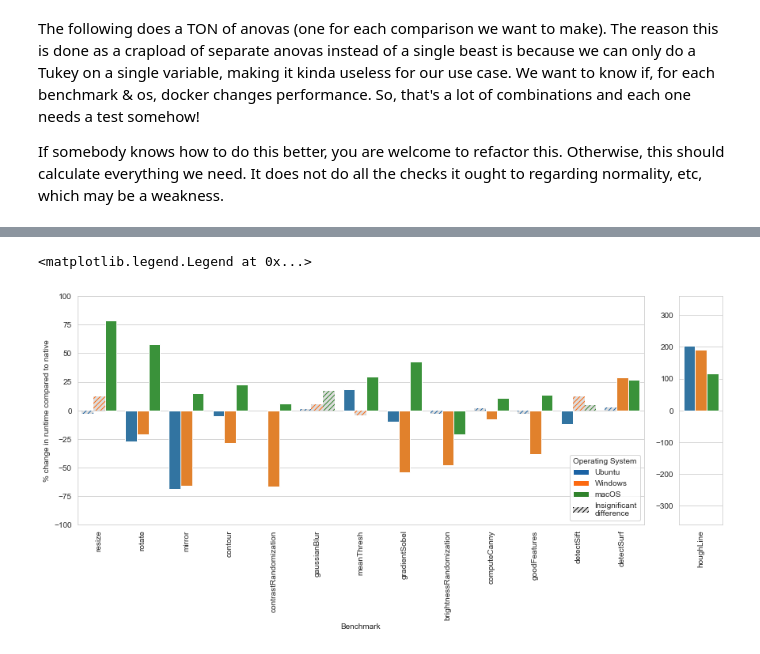
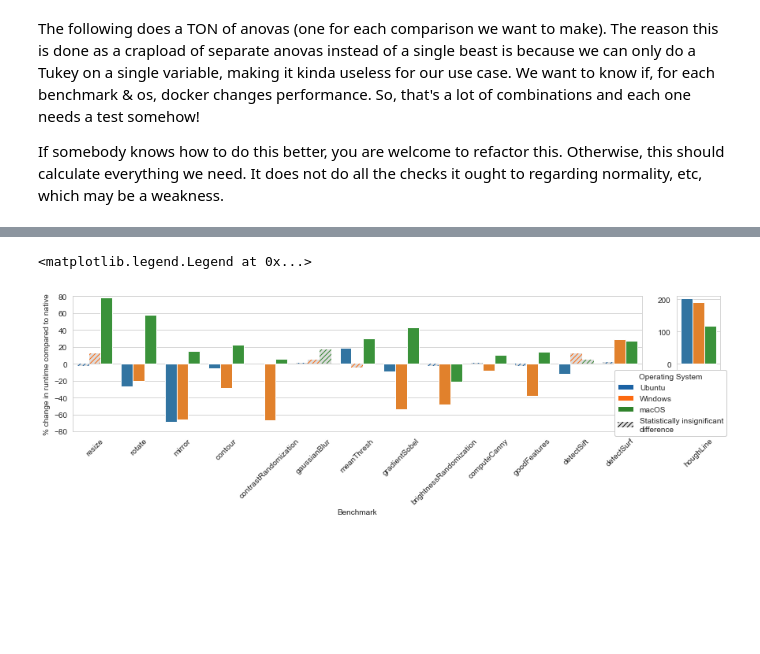
Before and after one commit to gzinck/docker-eval, a Jupyter notebook: data-analysis/docker_results.ipynb, the cells around one changed output, grey strips where cells are left out. Drawn from its saved outputs; the diff is of its cells as text; code cells hidden in the pictures; blank space fills up the shorter version.

Commit message:
Made relative performance image appropriately sized

```diff
--- a/data-analysis/docker_results.ipynb
+++ b/data-analysis/docker_results.ipynb
@@ -434,10 +443,10 @@ perf_ratios['Benchmark'] = perf_ratios['Benchmark'].astype('category')
 # Ready for plotting
 fig = plt.figure(constrained_layout=True)
 fig.set_figwidth(12)
-fig.set_figheight(6)
+fig.set_figheight(4)
 widths=[13, 1]
-yMax = [100, 360]
-yMin = [-100, -360]
+yMax = [80, 210]
+yMin = [-80, -210]
 gs = fig.add_gridspec(ncols=2, nrows=1, width_ratios=widths)
 benchSets = [
   ['resize', 'rotate', 'mirror', 'contour', 'contrastRandomization',
@@ -465,44 +474,43 @@ for col, benches in enumerate(benchSets):
   b = sns.barplot(
       x='Benchmark', y='% change in runtime compared to native',
       hue='Operating System', hue_order=oss,
       data=ratios_subset, ax=axes[col],
   )
 
   for i, bar in enumerate(b.patches):
     # Get the benchmark and os for this bar using math
     curr_bench = benchSets[col][i % len(benches)]
     os = oss[i // len(benches)]
 
     # If the difference is insignificant, make the bar gray
     if significance[(significance['benchmark'] == curr_bench) & (significance['os'] == os)].iloc[0]['p'] > 0.05:
       bar.set(color='#DDD', linewidth=0, edgecolor=colors[i // len(benches)], hatch='////')
 #       bar.set_hatch('xxxx')
 
-  axes[col].set_xticklabels(axes[col].get_xticklabels(), rotation=90)
+  axes[col].set_xticklabels(axes[col].get_xticklabels(), rotation=45)
 
   # Set the y limit
   axes[col].set_ylim(ymax=yMax[col], ymin=yMin[col])
 
-  # Only first subfig has axes and legend
+  # Only first subfig has axes
   if col != 0:
-    axes[col].get_legend().set_visible(False)
     axes[col].set_ylabel(None)
     axes[col].set_xlabel(None)
 
+  # Only second subfig has legend
+#   if col != 1:
+  axes[col].get_legend().set_visible(False)
+
 legend_elements = []
-legend_labels = oss + ['Insignificant\ndifference']
+legend_labels = oss + ['Statistically insignificant\ndifference']
 for i, os in enumerate(oss):
   legend_elements += [patches.Patch(facecolor=colors[i])]
 legend_elements += [patches.Patch(facecolor='#DDD', hatch='////', edgecolor='#000', linewidth=0)]
-#   plt.Line2D([0], [0], marker='s', color='w', markerfacecolor='#1b62a4', markersize=10, label='Ubuntu'),
-#   plt.Line2D([0], [0], marker='s', color='w', markerfacecolor='#fc6910', markersize=10, label='Windows'),
-#   plt.Line2D([0], [0], marker='s', color='w', markerfacecolor='#30832c', markersize=10, label='macOS'),
-#   # plt.Line2D([0], [0], marker='s', color='w', markerfacecolor='#279221', markersize=10, label='Windows 1'),
-#   # plt.Line2D([0], [0], marker='s', color='w', markerfacecolor='#ca101f', markersize=10, label='Windows 2'),
-#   plt.Line2D([0], [0], marker='s', color='w', markeredgewidth=2, markersize=7, label=''),
-#   plt.Line2D([0], [0], marker='s', color='w', markerfacecolor='#DDD', markersize=10, label='Insignificant\ndifference'),
-# ]
-axes[0].legend(legend_elements, legend_labels, loc='lower right', title='Operating System')
+
+# fig.legend(legend_elements, legend_labels, framealpha=1, loc=(0.84, 0.36), title='Operating System')
+fig.legend(legend_elements, legend_labels, framealpha=1, loc=(0.835, 0.365), title='Operating System')
+
+# plt.savefig('relative.png', dpi=300)
 # %% [output]
 <matplotlib.legend.Legend at 0x...>
-[figure, old version]
+[figure, new version]
```
Also changed, not shown: parts of 2 cells of this notebook.
